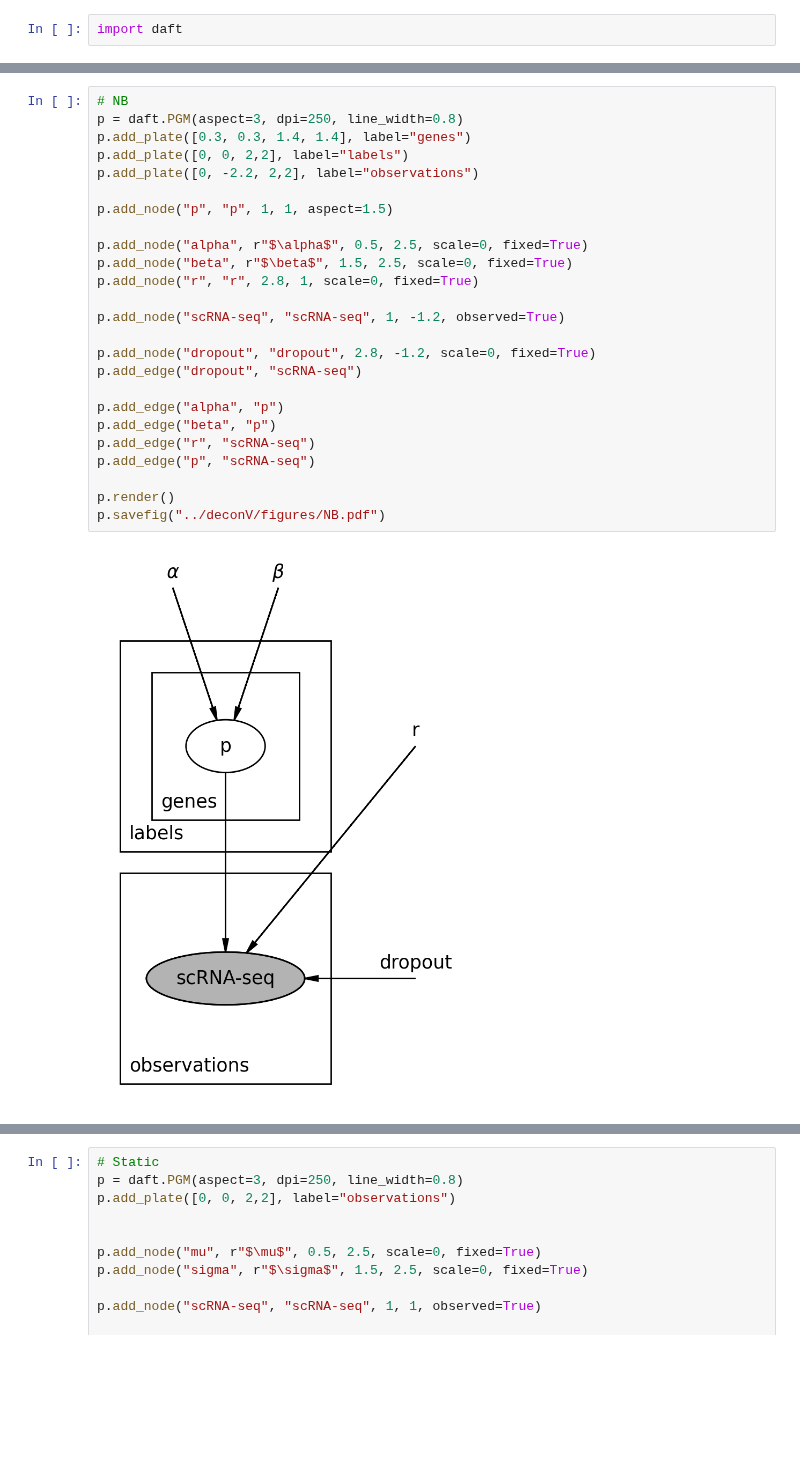
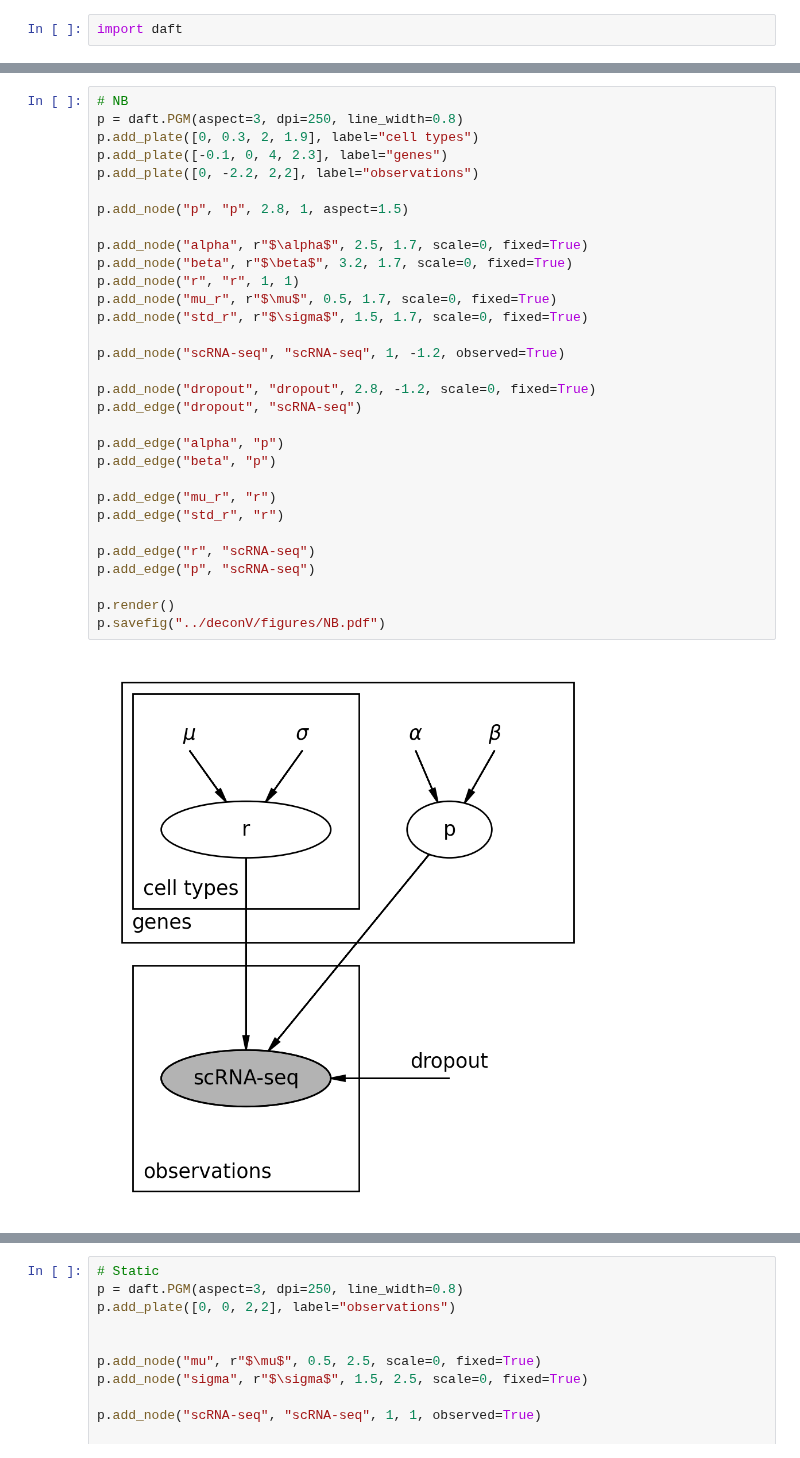
Before and after one commit to lutrarutra/deconv, a Jupyter notebook: notebooks/models.ipynb, the cells around one changed output, grey strips where cells are left out. Cells and saved outputs as stored; diff of their text form; blank space fills up the shorter version.

```diff
--- a/notebooks/models.ipynb
+++ b/notebooks/models.ipynb
@@ -60,30 +60,36 @@ p.savefig("../deconV/figures/beta.pdf")
 # %%
 # NB
 p = daft.PGM(aspect=3, dpi=250, line_width=0.8)
-p.add_plate([0.3, 0.3, 1.4, 1.4], label="genes")
-p.add_plate([0, 0, 2,2], label="labels")
+p.add_plate([0, 0.3, 2, 1.9], label="cell types")
+p.add_plate([-0.1, 0, 4, 2.3], label="genes")
 p.add_plate([0, -2.2, 2,2], label="observations")
 
-p.add_node("p", "p", 1, 1, aspect=1.5)
+p.add_node("p", "p", 2.8, 1, aspect=1.5)
 
-p.add_node("alpha", r"$\alpha$", 0.5, 2.5, scale=0, fixed=True)
-p.add_node("beta", r"$\beta$", 1.5, 2.5, scale=0, fixed=True)
-p.add_node("r", "r", 2.8, 1, scale=0, fixed=True)
+p.add_node("alpha", r"$\alpha$", 2.5, 1.7, scale=0, fixed=True)
+p.add_node("beta", r"$\beta$", 3.2, 1.7, scale=0, fixed=True)
+p.add_node("r", "r", 1, 1)
+p.add_node("mu_r", r"$\mu$", 0.5, 1.7, scale=0, fixed=True)
+p.add_node("std_r", r"$\sigma$", 1.5, 1.7, scale=0, fixed=True)
 
 p.add_node("scRNA-seq", "scRNA-seq", 1, -1.2, observed=True)
 
 p.add_node("dropout", "dropout", 2.8, -1.2, scale=0, fixed=True)
 p.add_edge("dropout", "scRNA-seq")
 
 p.add_edge("alpha", "p")
 p.add_edge("beta", "p")
+
+p.add_edge("mu_r", "r")
+p.add_edge("std_r", "r")
+
 p.add_edge("r", "scRNA-seq")
 p.add_edge("p", "scRNA-seq")
 
 p.render()
 p.savefig("../deconV/figures/NB.pdf")
 # %% [output]
-[figure, old version]
+[figure, new version]
 # %%
 # LogNormal
 p = daft.PGM(aspect=3, dpi=250, line_width=0.8)
```
Also changed, not shown: parts of 3 cells of this notebook, 8 other files.
